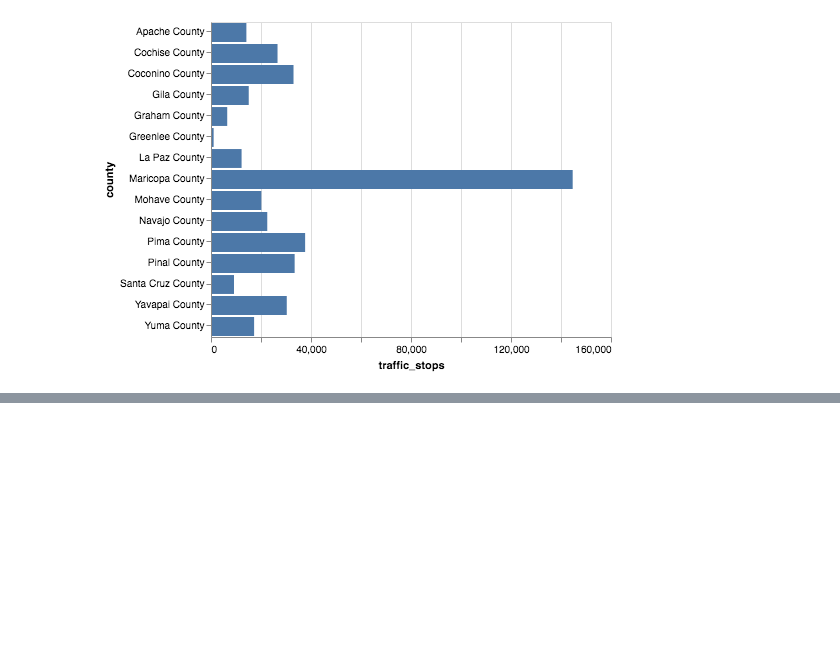
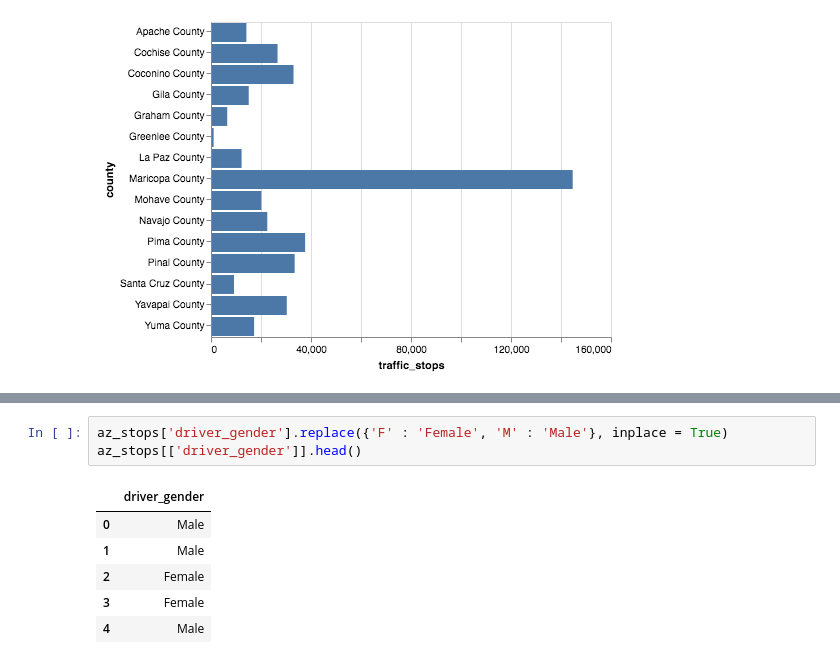
Before and after one commit to newshackaz/az_stops, a Jupyter notebook: completed_analysis.ipynb, the cells around one changed output, grey strips where cells are left out. Drawn from its saved outputs; the diff is of its cells as text; blank space fills up the shorter version.

```diff
--- a/completed_analysis.ipynb
+++ b/completed_analysis.ipynb
@@ -220,0 +233,10 @@ alt.Chart(stops_by_county).mark_bar().encode(x = 'traffic_stops', y = 'county')
+# %%
+az_stops['driver_gender'].replace({'F' : 'Female', 'M' : 'Male'}, inplace = True)
+az_stops[['driver_gender']].head()
+# %% [output]
+|  | driver_gender |
+| 0 | Male |
+| 1 | Male |
+| 2 | Female |
+| 3 | Female |
+| 4 | Male |
```
Also changed, not shown: parts of 8 cells of this notebook.
